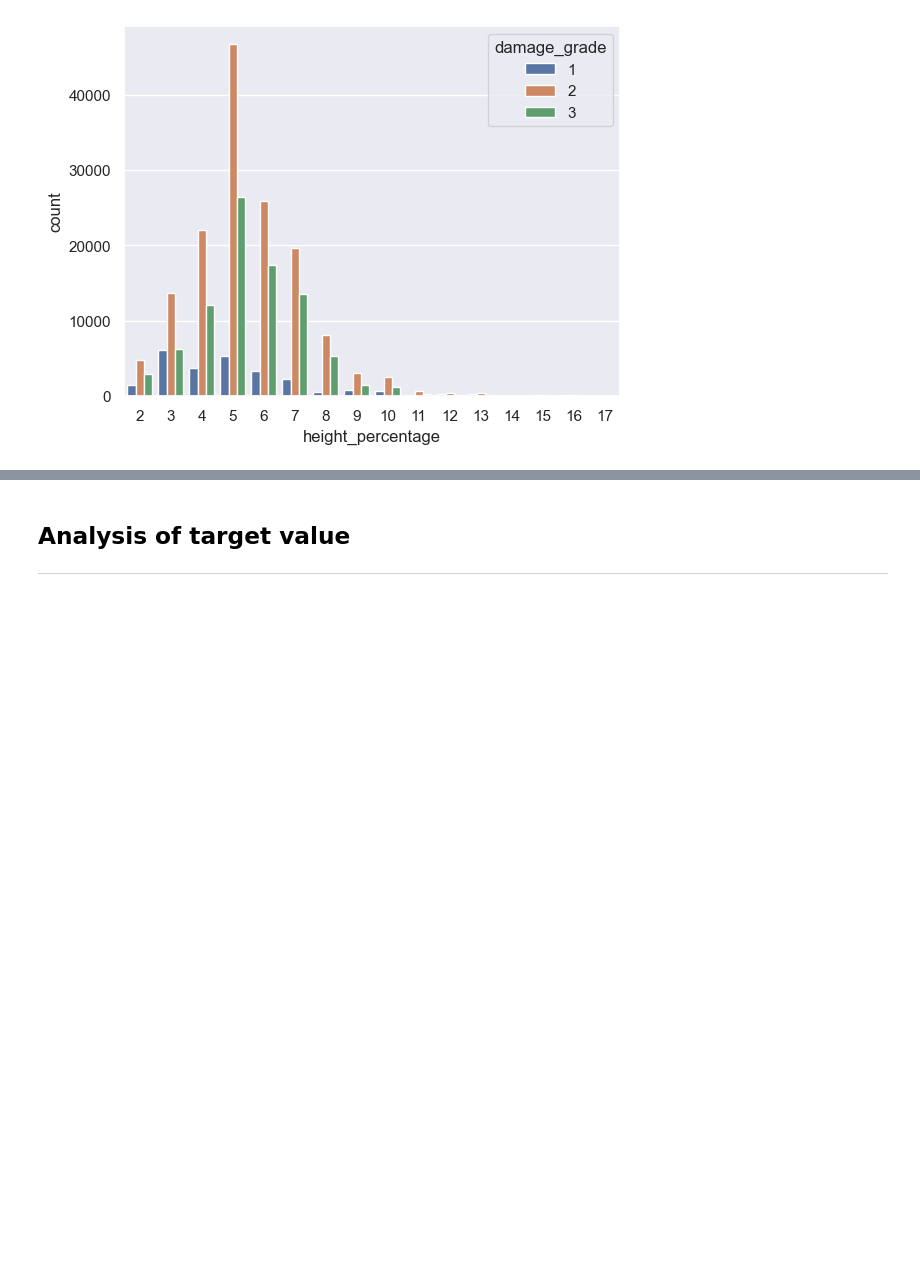
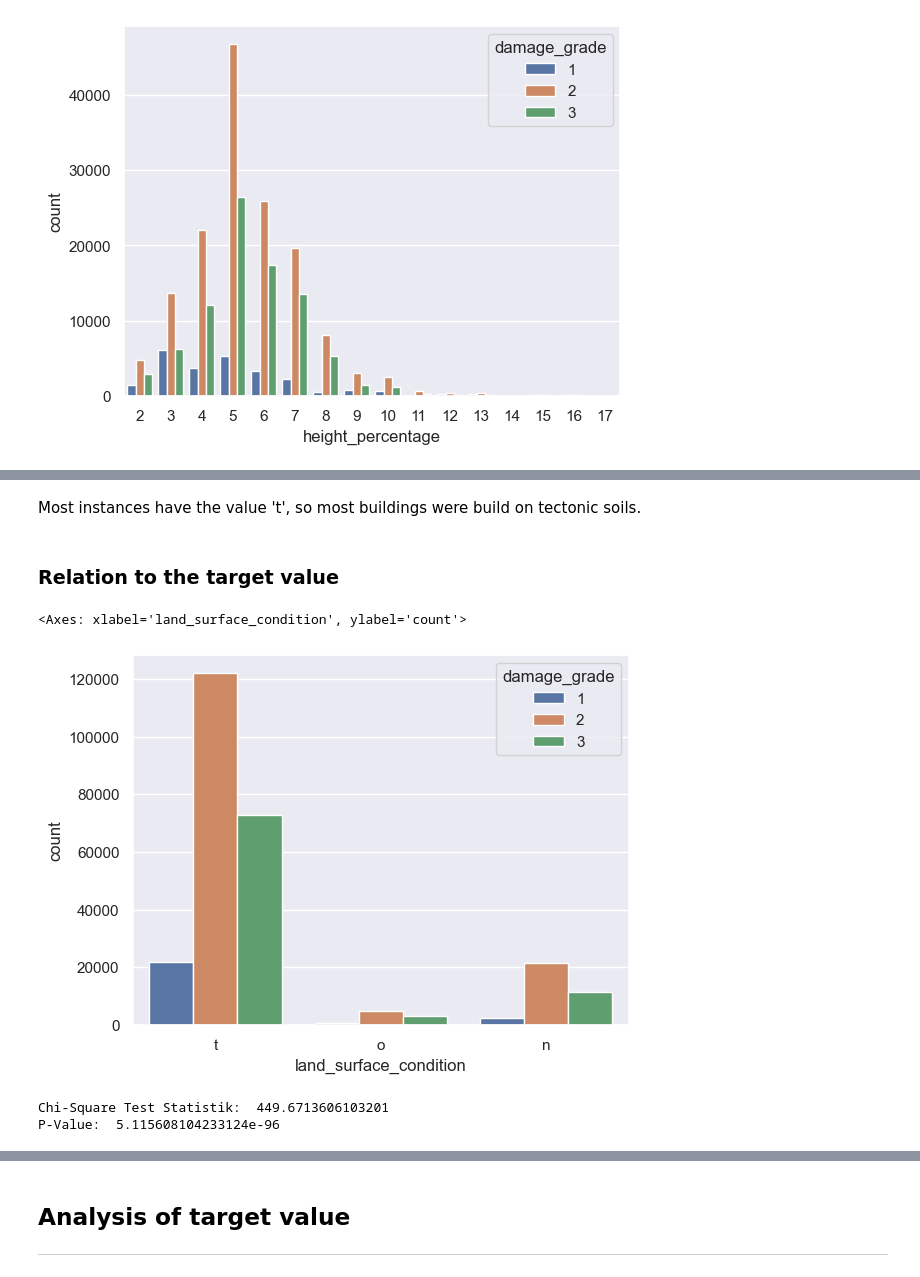
Before and after one commit to Sidies/-2015_Gorkha_earthquake_damage_prediction, a Jupyter notebook: notebooks/Exploration.ipynb, the cells around one changed output, grey strips where cells are left out. Saved outputs shown, nothing was run; the diff lists cells and outputs as text; code cells hidden in the pictures; blank space fills up the shorter version.

```diff
--- a/notebooks/Exploration.ipynb
+++ b/notebooks/Exploration.ipynb
@@ -392,0 +414,19 @@ plt.show()
+# %% [markdown]
+Most instances have the value 't', so most buildings were build on tectonic soils.
+# %% [markdown]
+### Relation to the target value
+# %%
+merged_df = pd.merge(train_df, target_df, on='building_id')
+sns.countplot(x='land_surface_condition', hue='damage_grade', data=merged_df)
+# %% [output]
+<Axes: xlabel='land_surface_condition', ylabel='count'>
+[figure, added]
+# %%
+cross_tab = pd.crosstab(merged_df['land_surface_condition'], merged_df['damage_grade'])
+chi2, pval, dof, exp_freq = chi2_contingency(cross_tab)
+
+print("Chi-Square Test Statistik: ", chi2)
+print("P-Value: ", pval)
+# %% [output]
+Chi-Square Test Statistik:  449.6713606103201
+P-Value:  5.115608104233124e-96
```
Also changed, not shown: parts of 5 cells of this notebook.
